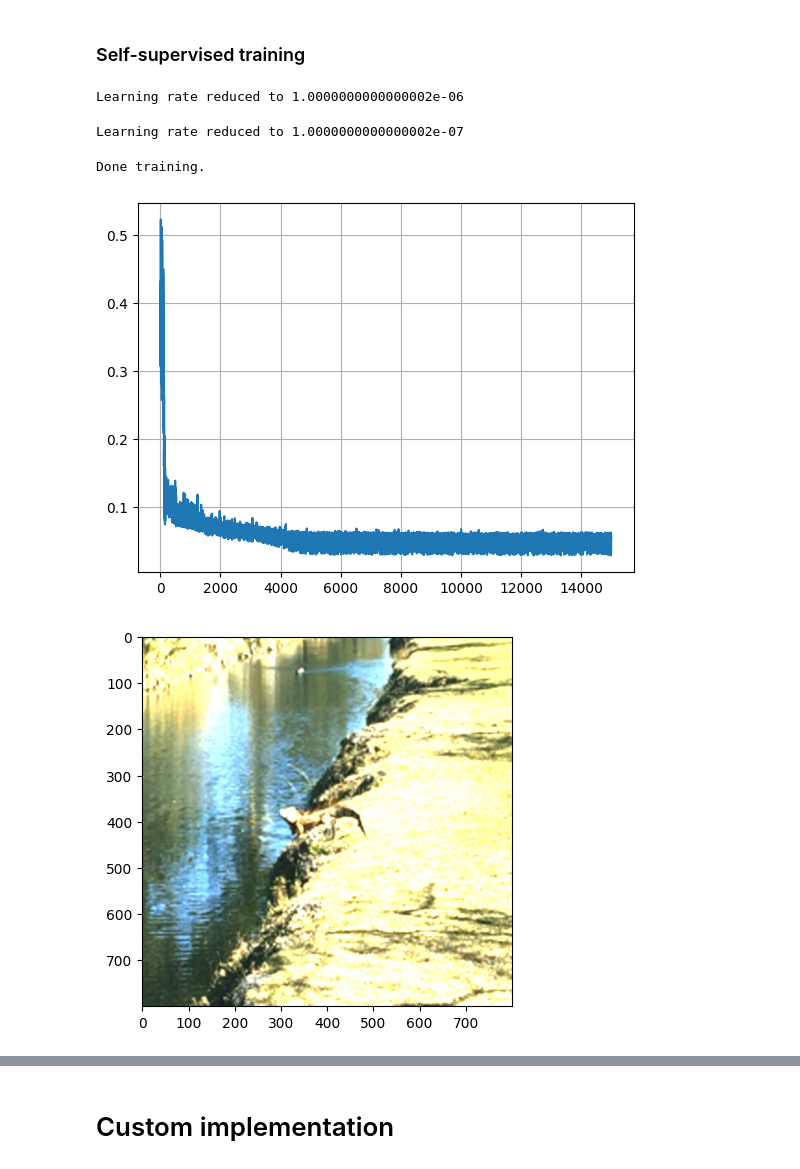
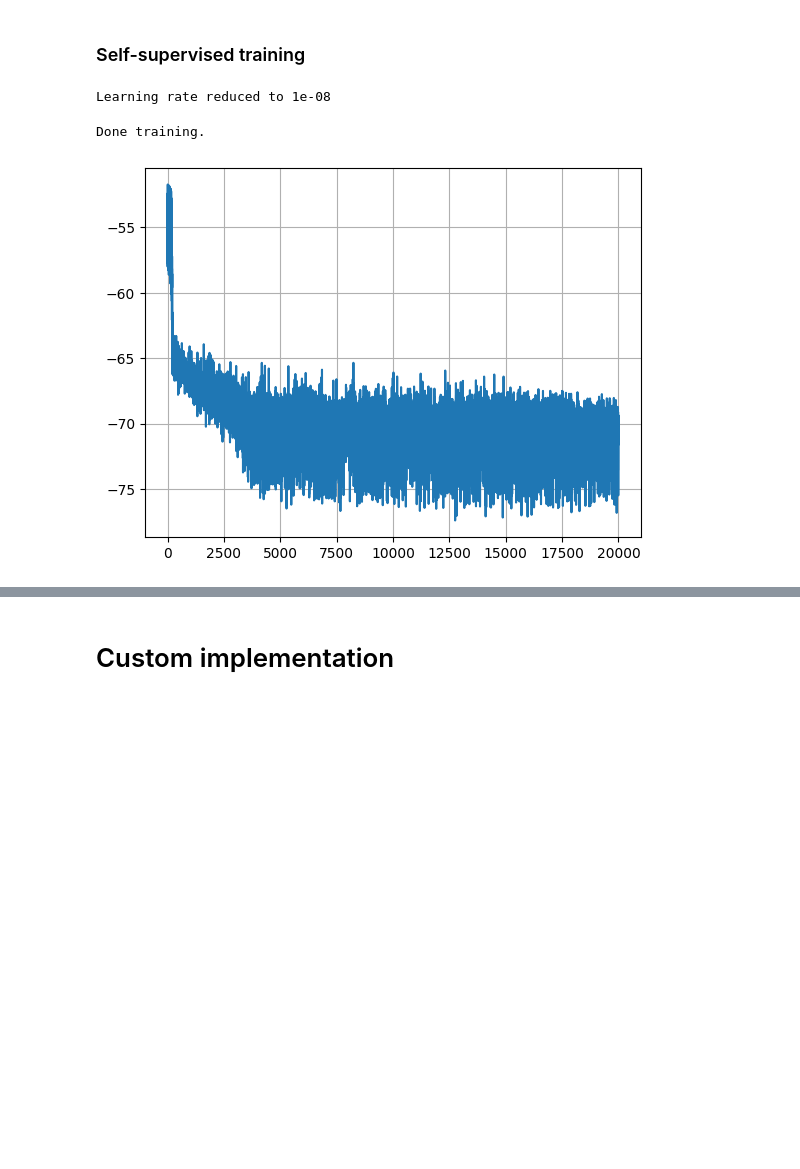
Before and after one commit to gzemo/zero-shot-statistical-downscaling, a Jupyter notebook: retesting_ZSSR.ipynb, the cells around one changed output, grey strips where cells are left out. Saved outputs shown, nothing was run; the diff lists cells and outputs as text; code cells hidden in the pictures; blank space fills up the shorter version.

```diff
--- a/retesting_ZSSR.ipynb
+++ b/retesting_ZSSR.ipynb
@@ -283,43 +311,56 @@ for hr, lr in sampler.pairs:
 from torch.autograd import Variable
 from tqdm import tqdm
 
-UP_SCALE = 4
-PATCH_SIZE = 128
-BATCH_SIZE = 8
 
+
+def force_patch_size(hr, lr, crop_size):
+    _,_,h,w = lr.shape
+    if (h, w) != (crop_size, crop_size):
+        lr = ttf.resize(lr, size=(crop_size, crop_size),
+                        interpolation=PIL.Image.BICUBIC)
+        hr = ttf.resize(hr, size=(crop_size, crop_size),
+                        interpolation=PIL.Image.BICUBIC)
+    return hr, lr
 
 def train(model, img, sr_factor=4, num_batches=10000, learning_rate=0.0001,
           crop_size=64):
 
     # Model specs initialization
-    loss = torch.nn.L1Loss()
+    #loss = torch.nn.L1Loss()
+    loss = PSNR()
+    #loss = CustomSSIM(evaluator)
+
     optimizer = torch.optim.AdamW(model.parameters(), lr=learning_rate)
     sampler = DataSampler(img, sr_factor, crop_size)
-
     model.train()
     progress_bar = tqdm(range(num_batches), total=num_batches)
     cache = torch.zeros(num_batches)
     for iteration in progress_bar:
+        # Sampling a lr-hr pair
         hr, lr = sampler.generate_data().__next__()
 
-        lr = lr.cuda()
-        hr = hr.cuda()
+        # Force same dimension random cropping
+        hr, lr = force_patch_size(hr, lr, crop_size)
+
+        # Normalise
+        lr, hr = lr/lr.max(), hr/hr.max()
+
+        # To device
+        lr, hr = lr.cuda(), hr.cuda()
 
         # Residual mapping (if not implemented by default)
         output = model(lr) # + lr
         error = loss(output, hr)
 
-        if iteration > 0 and iteration % 5000 == 0:
-            learning_rate = learning_rate / 10
+        if iteration > 0 and iteration % 15000 == 0:
+            learning_rate = learning_rate / 1000
             adjust_learning_rate(optimizer, new_lr=learning_rate)
             print("\nLearning rate reduced to {lr}".format(lr=learning_rate) )
 
         progress_bar.set_postfix_str(f"Iteration: {iteration}/{num_batches} lr: {learning_rate} Loss « {(error.item()):.10f} »")
-
         error.backward()
         optimizer.step()
         optimizer.zero_grad()
-
         cache[iteration] = error.item()
 
     print("Done training.")
@@ -328,43 +369,44 @@ def train(model, img, sr_factor=4, num_batches=10000, learning_rate=0.0001,
 
 def test(model, img, sr_factor):
     model.eval()
-
     img = img.resize((int(img.size[0]*sr_factor), \
         int(img.size[1]*sr_factor)), resample=PIL.Image.BICUBIC)
 
     with torch.no_grad():
         img = transforms.ToTensor()(img)
         img = torch.unsqueeze(img, 0)
         input = Variable(img.to(DEVICE))
         residual = model(input)
         output = input + residual
 
     output = output.cpu().data[0, :, :, :]
     o = output.numpy()
     o[np.where(o < 0)] = 0.0
     o[np.where(o > 1)] = 1.0
     output = torch.from_numpy(o)
     output = transforms.ToPILImage()(output)
     return output
 
+
 if __name__=="__main__":
 
     UP_SCALE = 4
-    NUM_ITER = 15000
+    NUM_ITER = 20000
     LEARN_RATE = 1e-5
-    CROP_SIZE = 200
-    img = PIL.Image.open("alligator.jpg").resize((200,200))
+    CROP_SIZE = 64
 
+    ground_truth = PIL.Image.open("alligator.jpg").convert("RGB").resize((800,800))
+    img = ground_truth.resize((200,200), resample=PIL.Image.BICUBIC)
+
+    #model = MRUNet(n_channels=3, n_resblocks=1).to(DEVICE)
     model = ZSSRNet(input_channels=3, kernel_size=3, channels=64, ndepth=6).to(DEVICE)
-    history = train(model, img, sr_factor=UP_SCALE, num_batches=NUM_ITER, learning_rate=LEARN_RATE,
-          crop_size=CROP_SIZE)
+    history = train(model, img, sr_factor=UP_SCALE, num_batches=NUM_ITER,
+                    learning_rate=LEARN_RATE, crop_size=CROP_SIZE)
     srimg = test(model, img, sr_factor=UP_SCALE)
 
     plt.plot(history)
     plt.grid(); plt.show()
 # %% [output]
-Learning rate reduced to 1.0000000000000002e-06
+Learning rate reduced to 1e-08
-Learning rate reduced to 1.0000000000000002e-07
+Done training.
-Done training.
-[figure, old version]
+[figure, new version]
-[figure, removed]
```
Also changed, not shown: parts of 3 cells of this notebook.
